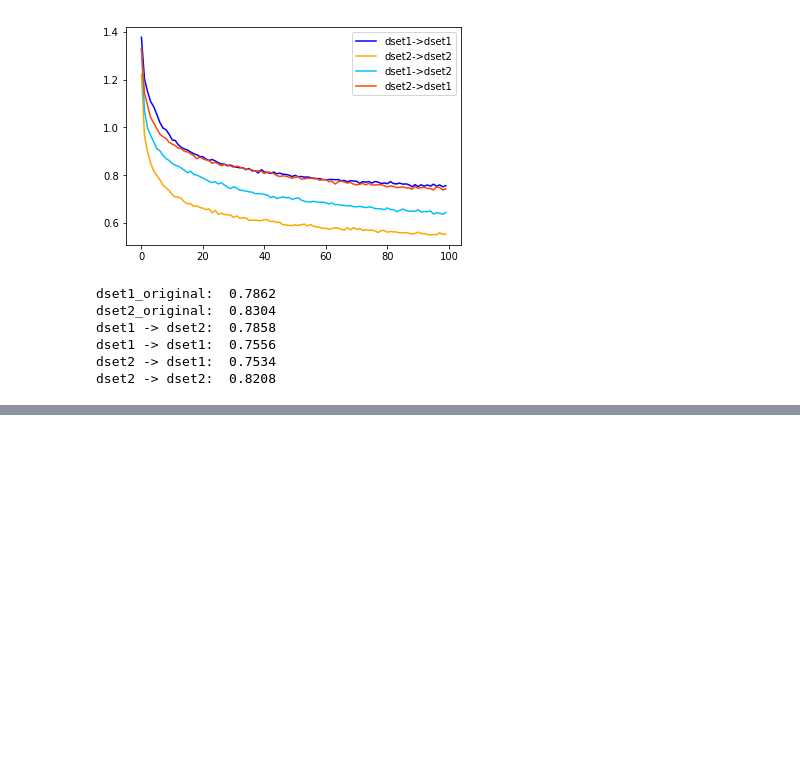
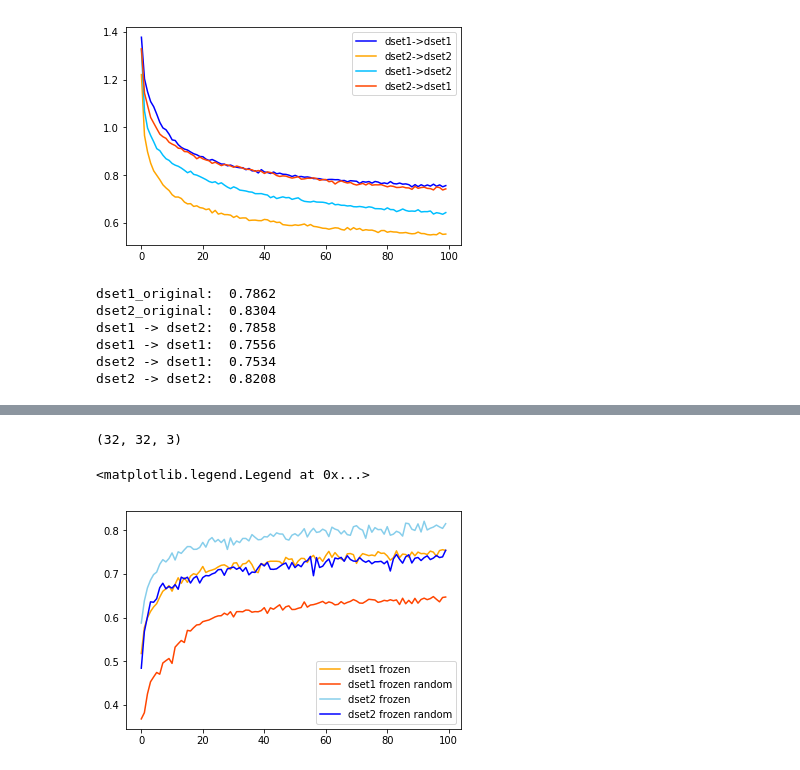
Before and after one commit to AlexStasik/UniquenessOfCNNLearning, a Jupyter notebook: code/transfer_learning.ipynb, the cells around one changed output, grey strips where cells are left out. Cells and saved outputs as stored; diff of their text form; code cells hidden in the pictures; blank space fills up the shorter version.

Commit message:
Transfer learning on cifar5 with frozen first filter

```diff
--- a/code/transfer_learning.ipynb
+++ b/code/transfer_learning.ipynb
@@ -412,0 +410,20 @@ dset2 -> dset2:  0.8208
+# %%
+epochs = 250
+batch_size = 128
+
+model = set_up_model(trainable=[False, True, True, True])
+model.load_weights(os.path.join(savedir, 'weights_dset2_original.h5'))
+orig_weights = model.get_weights()
+nweights = copy.deepcopy(orig_weights[2:])
+for i, w in enumerate(orig_weights[:2]):
+    nweights.insert(i, RandomNormal()(w.shape).eval(session=keras.backend.get_session()))
+model.set_weights(nweights)
+ckpt_transfer = ModelCheckpoint(os.path.join(savedir, 'weights_dset2_random_first.h5'), monitor='val_loss', verbose=0,
+                       save_best_only=True, save_weights_only=False, mode='auto', period=1)
+history_dset2_random_first = model.fit_generator(datagen2.flow(x_train_2, y_train_2, batch_size=batch_size),
+                 epochs=epochs,
+                 verbose=2,
+                 validation_data=(x_test_2, y_test_2),
+                 callbacks=[ckpt_transfer])
+with open(os.path.join(savedir, 'history_dset2_random_first.pkl'), 'wb') as f:
+    pickle.dump(history_dset2_random_first.history, f)
@@ -412,0 +448,5 @@ dset2 -> dset2:  0.8208
+# %%
+def get_history(fname):
+    with open(os.path.join(savedir, fname), 'rb') as f:
+        history = pickle.load(f)
+    return history
@@ -412,0 +493,18 @@ dset2 -> dset2:  0.8208
+# %%
+input_shape
+# %% [output]
+(32, 32, 3)
+# %%
+h1 = get_history('history_dset2_random_first.pkl')
+h2 = get_history('history_dset2_transfer_dset2.pkl')
+h3 = get_history('history_dset1_random_first.pkl')
+h4 = get_history('history_dset1_transfer_dset1.pkl')
+
+plt.plot(h4['val_acc'], label='dset1 frozen', color='orange')
+plt.plot(h3['val_acc'], label='dset1 frozen random', color='orangered')
+plt.plot(h2['val_acc'], label='dset2 frozen', color='skyblue')
+plt.plot(h1['val_acc'][:100], label='dset2 frozen random', color='blue')
+plt.legend()
+# %% [output]
+<matplotlib.legend.Legend at 0x...>
+[figure, added]
```
Also changed, not shown: parts of 6 cells of this notebook.
